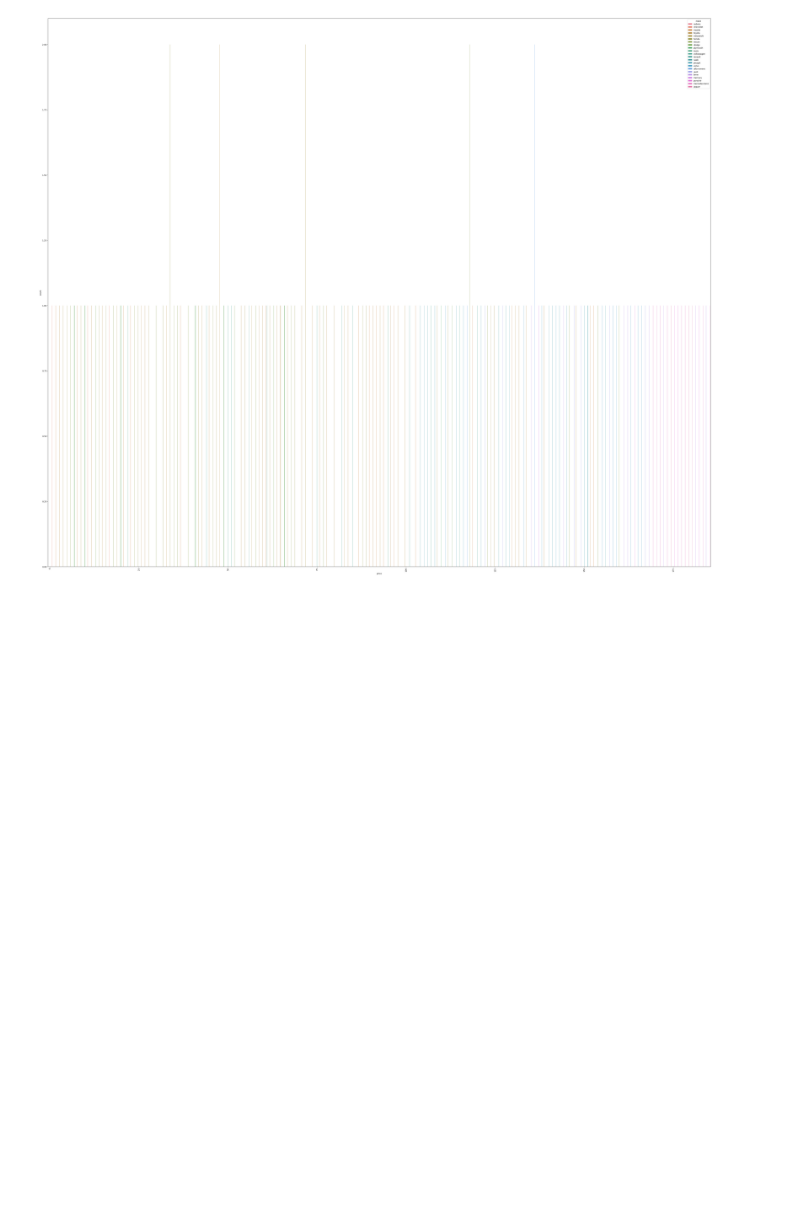
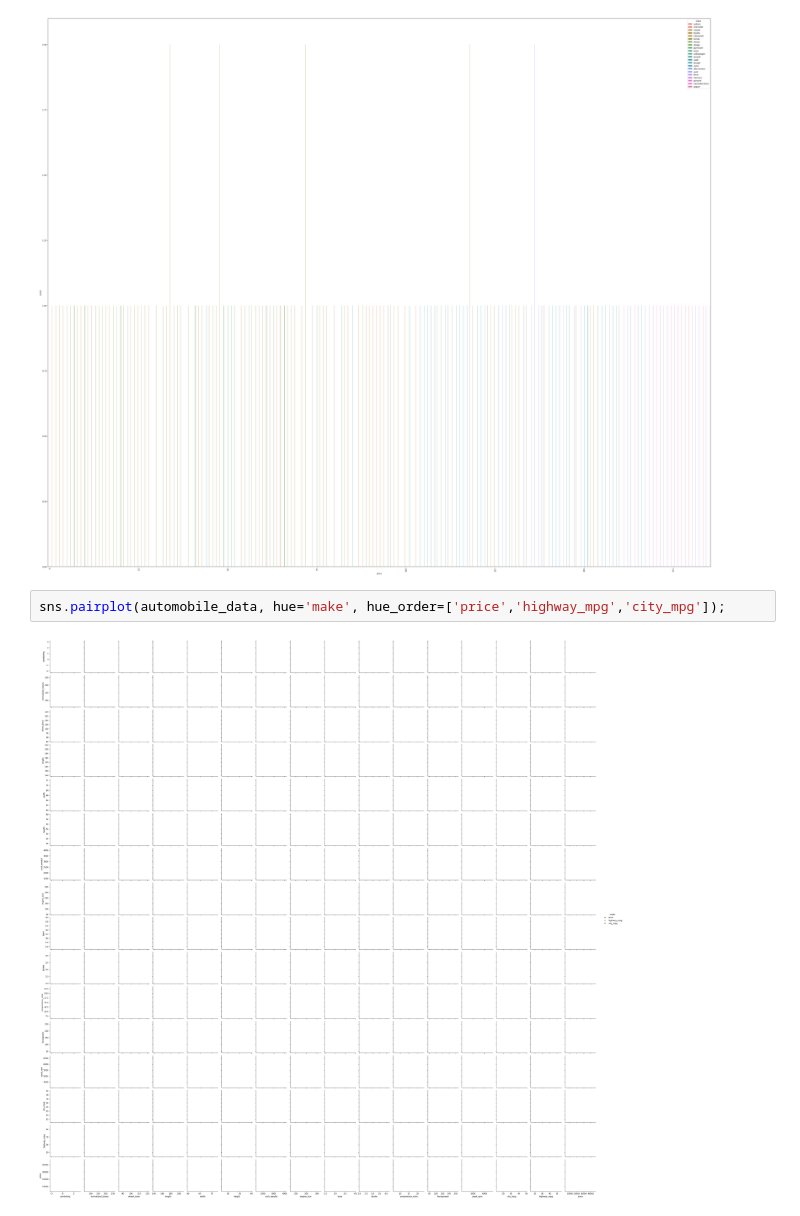
Before and after one commit to sachincredible9/Python_basics, a Jupyter notebook: EDA_Handson.ipynb, the cells around one changed output. Cells and saved outputs as stored; diff of their text form; blank space fills up the shorter version.

```diff
--- a/EDA_Handson.ipynb
+++ b/EDA_Handson.ipynb
@@ -752,3 +752,7 @@ plt.xscale('linear')
 plt.xticks(rotation=90);
 # %% [output]
 [figure]
+# %%
+sns.pairplot(automobile_data, hue='make', hue_order=['price','highway_mpg','city_mpg']);
+# %% [output]
+[figure, added]
```
